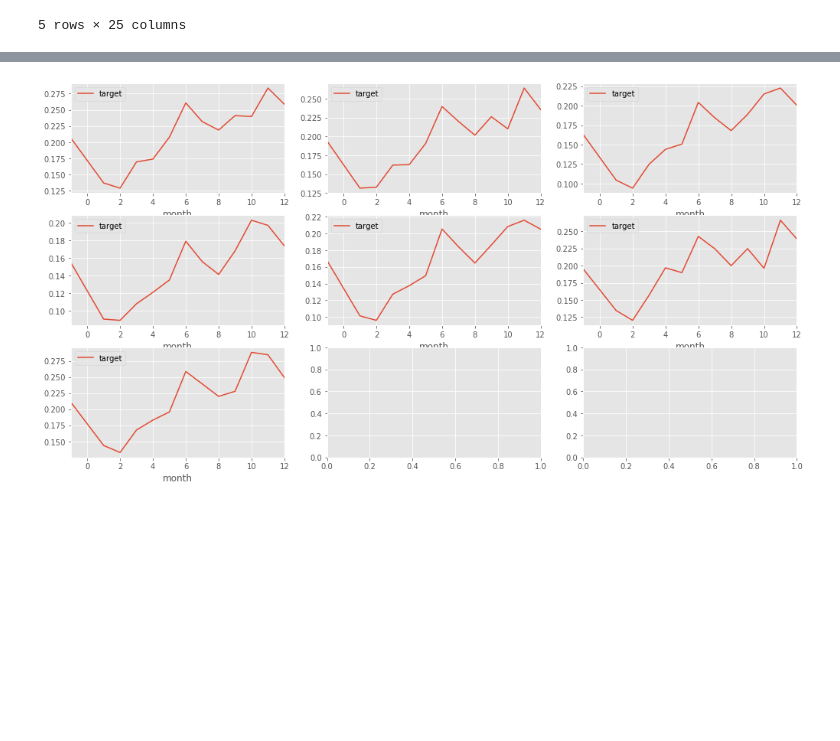
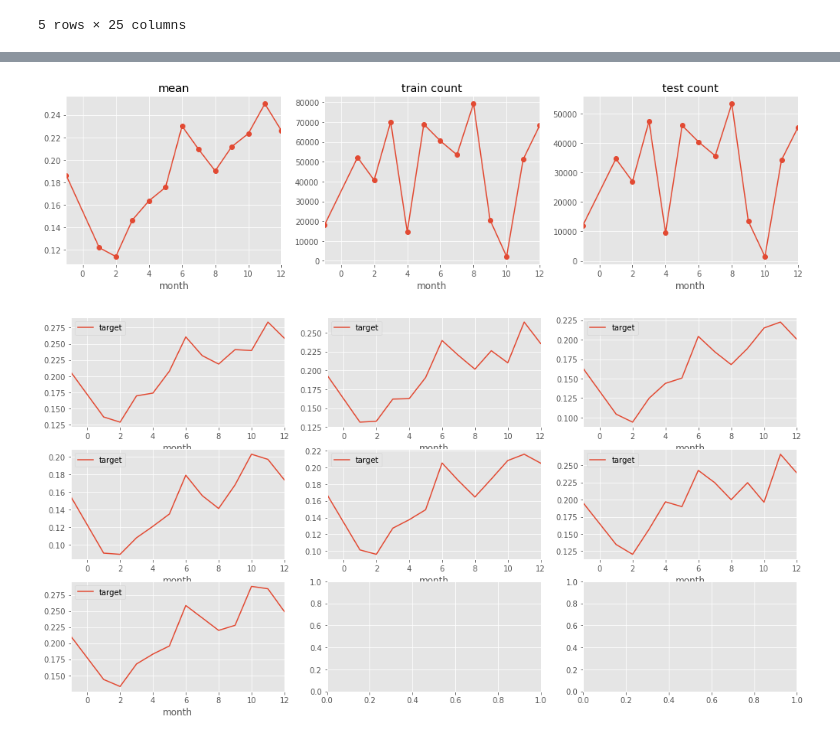
Before and after one commit to viktorsapozhok/cafeen, a Jupyter notebook: notebooks/1_simple_eda.ipynb, the cells around one changed output, grey strips where cells are left out. Cells and saved outputs as stored; diff of their text form; code cells hidden in the pictures; blank space fills up the shorter version.

```diff
--- a/notebooks/1_simple_eda.ipynb
+++ b/notebooks/1_simple_eda.ipynb
@@ -56,3 +77,7 @@ ax[2].set_title('test count');
+# %%
+ax = plot_feature('month', marker='o');
+# %% [output]
+[figure, added]
 # %%
 fig, ax = plt.subplots(3,3,figsize=(17,9))
 train.loc[train['day']==1, ['month', 'target']].groupby('month').mean().plot(ax=ax[0,0])
```
Also changed, not shown: parts of 19 cells of this notebook, 4 other files.
